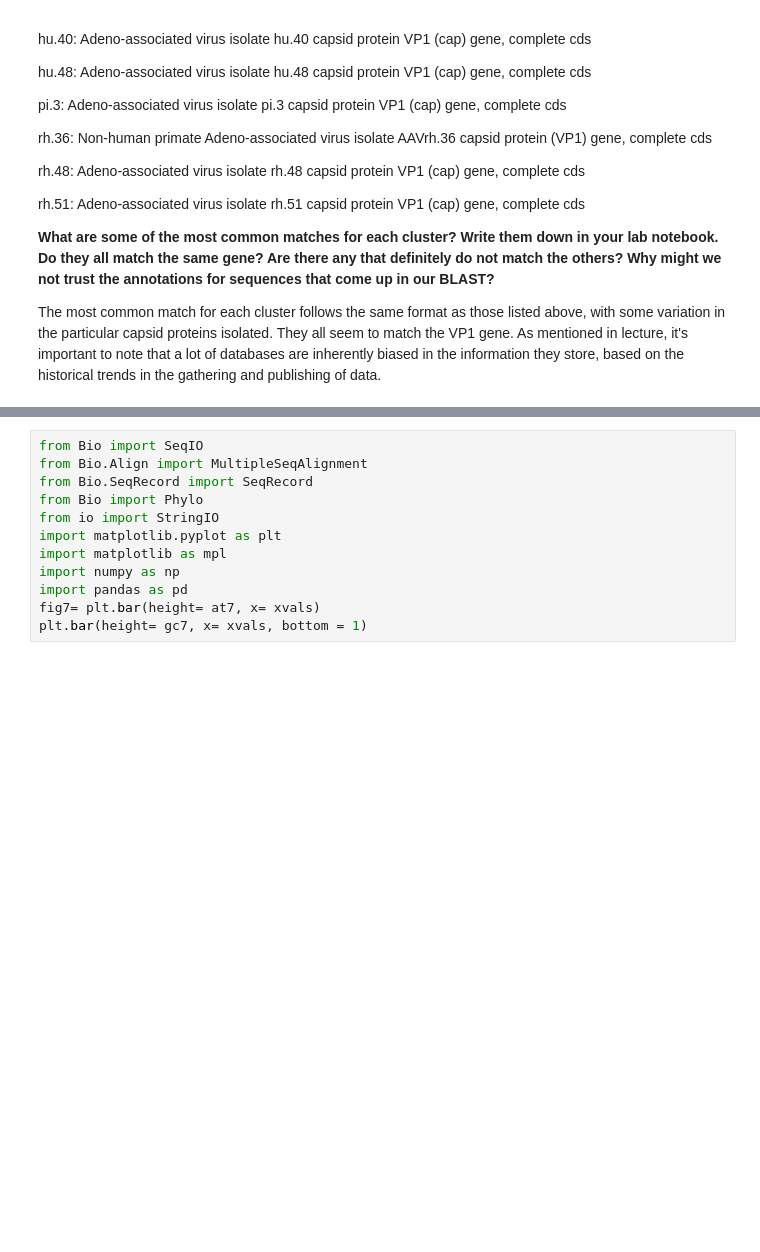
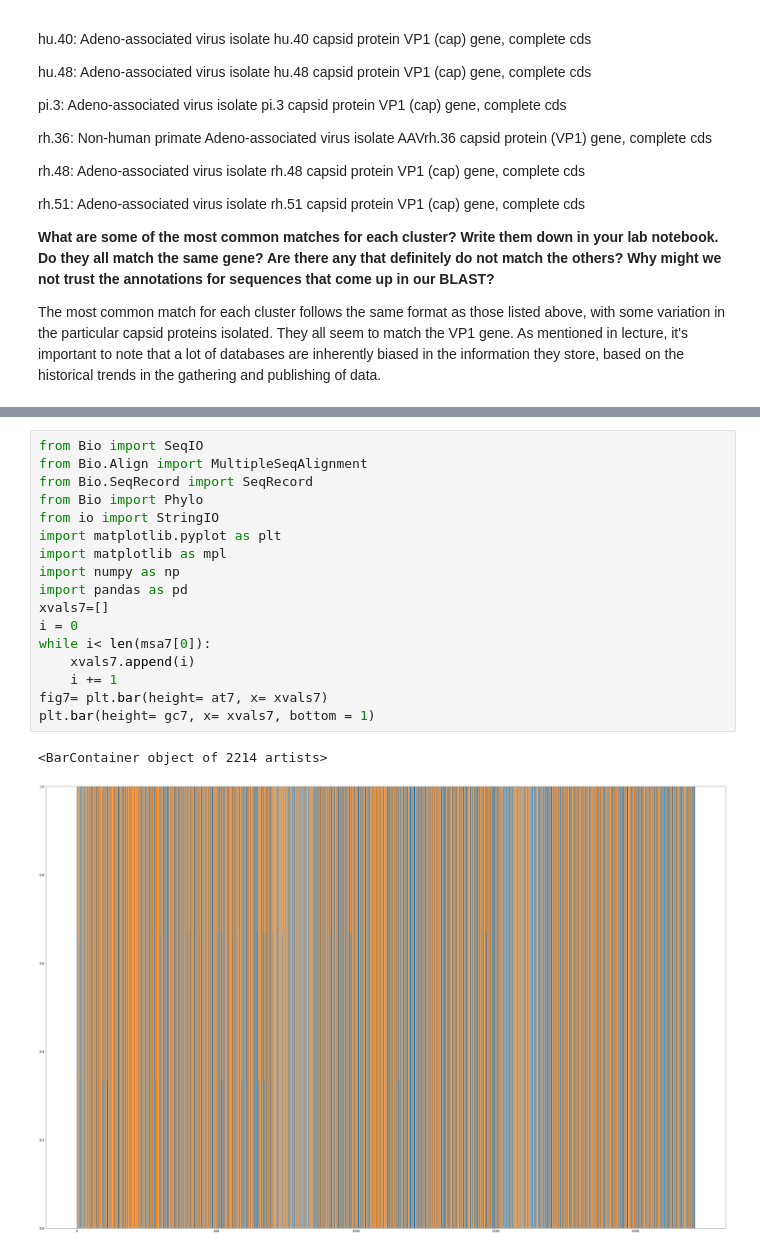
Before and after one commit to paulameena/fa18-BioE131, a Jupyter notebook: lab02.ipynb, the cells around one changed output, grey strips where cells are left out. Saved outputs shown, nothing was run; the diff lists cells and outputs as text; blank space fills up the shorter version.

```diff
--- a/lab02.ipynb
+++ b/lab02.ipynb
@@ -232,15 +277,23 @@ plt.bar(height= gc6, x= xvals, bottom = 1)
 # %%
 from Bio import SeqIO
 from Bio.Align import MultipleSeqAlignment
 from Bio.SeqRecord import SeqRecord
 from Bio import Phylo
 from io import StringIO
 import matplotlib.pyplot as plt
 import matplotlib as mpl
 import numpy as np
 import pandas as pd
-fig7= plt.bar(height= at7, x= xvals)
-plt.bar(height= gc7, x= xvals, bottom = 1)
+xvals7=[]
+i = 0
+while i< len(msa7[0]):
+    xvals7.append(i)
+    i += 1
+fig7= plt.bar(height= at7, x= xvals7)
+plt.bar(height= gc7, x= xvals7, bottom = 1)
+# %% [output]
+<BarContainer object of 2214 artists>
+[figure, added]
 # %%
 from Bio import SeqIO
 from Bio.Align import MultipleSeqAlignment
```
Also changed, not shown: parts of 9 cells of this notebook.
